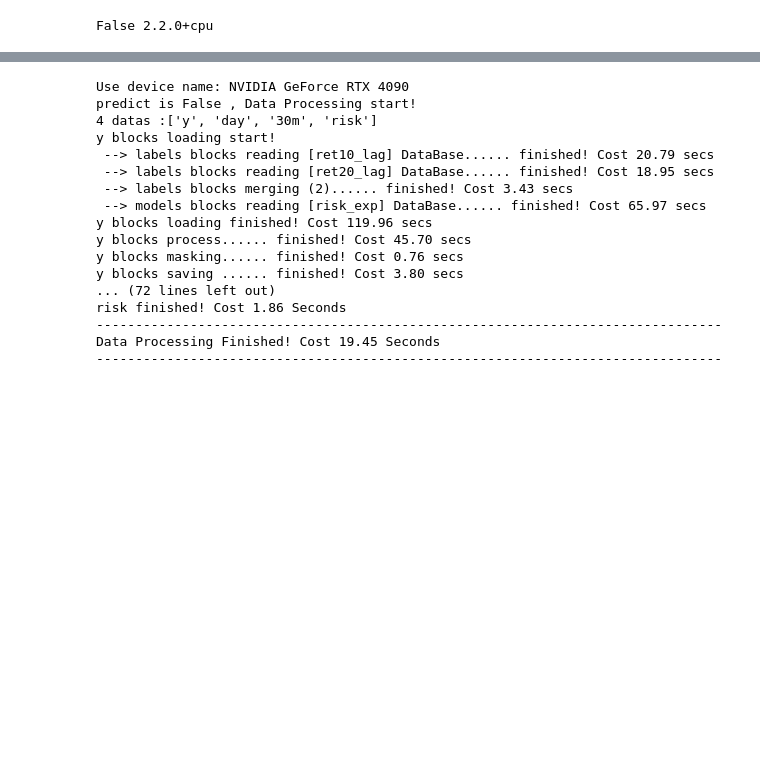
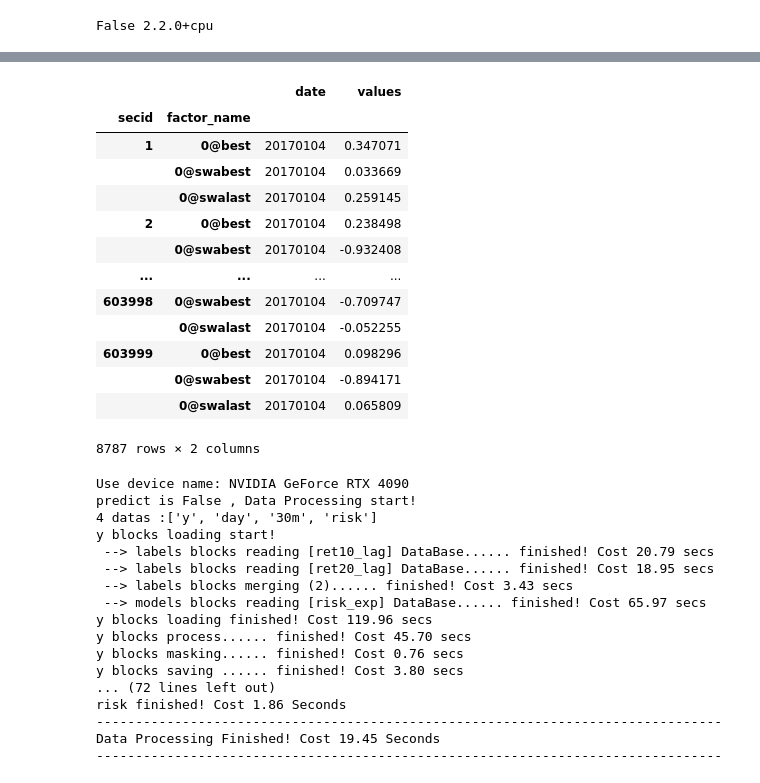
Before and after one commit to mengkjin/learndl, a Jupyter notebook: main_train.ipynb, the cells around one changed output, grey strips where cells are left out. Saved outputs shown, nothing was run; the diff lists cells and outputs as text; code cells hidden in the pictures; blank space fills up the shorter version.

```diff
--- a/main_train.ipynb
+++ b/main_train.ipynb
@@ -86,0 +110,6 @@ AnnIR        3.7964  3.7964  2.8023
+# %%
+import pandas as pd
+
+import numpy as np
+
+df = pd.read_feather('./model/gru_day_ShortTest/pred_analysis/pred_df.feather')
@@ -87,3 +149,20 @@ AnnIR        3.7964  3.7964  2.8023
+# %%
+df.reset_index().groupby(['secid','factor_name']).agg('min')
+# %% [output]
+|  |  | date | values |
+| secid | factor_name |  |  |
+| 1 | 0@best | 20170104 | 0.347071 |
+|  | 0@swabest | 20170104 | 0.033669 |
+|  | 0@swalast | 20170104 | 0.259145 |
+| 2 | 0@best | 20170104 | 0.238498 |
+|  | 0@swabest | 20170104 | -0.932408 |
+| ... | ... | ... | ... |
+| 603998 | 0@swabest | 20170104 | -0.709747 |
+|  | 0@swalast | 20170104 | -0.052255 |
+| 603999 | 0@best | 20170104 | 0.098296 |
+|  | 0@swabest | 20170104 | -0.894171 |
+|  | 0@swalast | 20170104 | 0.065809 |
+8787 rows × 2 columns
 # %%
 from src import api as API
 API.DataAPI.reconstruct_train_data()
```
Also changed, not shown: parts of 3 cells of this notebook, 15 other files.
